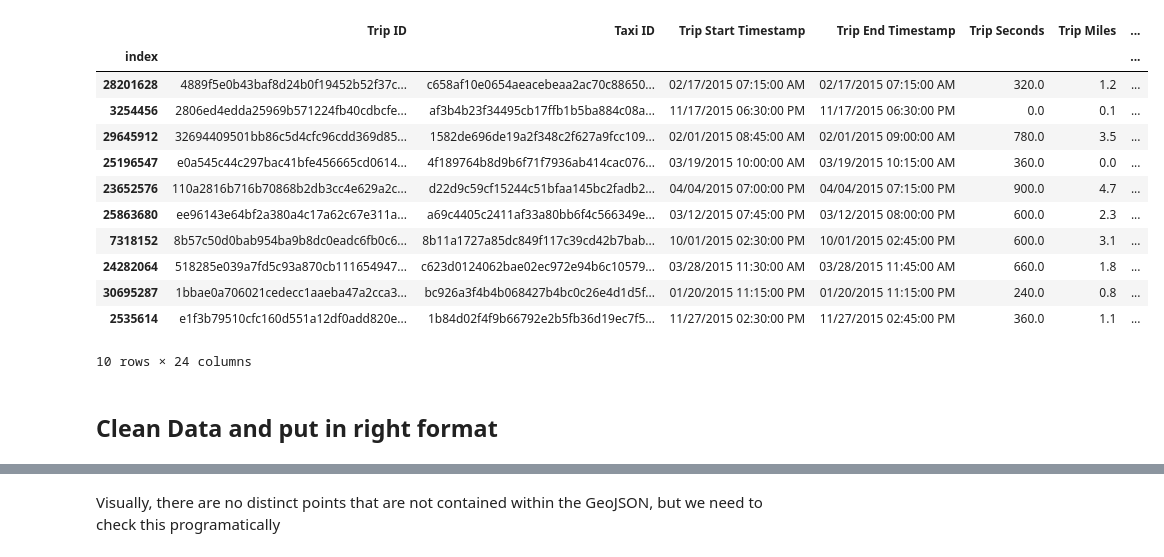
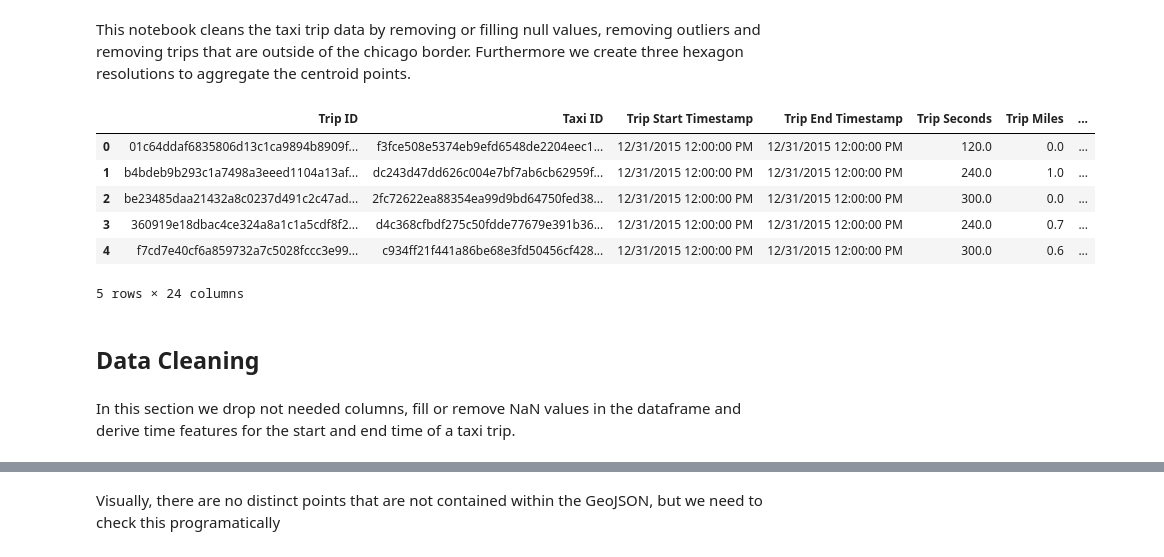
Before and after one commit to Jerematix/aaa, a Jupyter notebook: notebooks/1_data_prep/01_rides_cleaning.ipynb, the cells around one changed output, grey strips where cells are left out. Saved outputs shown, nothing was run; the diff lists cells and outputs as text; code cells hidden in the pictures.

```diff
--- a/notebooks/1_data_prep/01_rides_cleaning.ipynb
+++ b/notebooks/1_data_prep/01_rides_cleaning.ipynb
@@ -19,4 +5,6 @@ import geopandas as gpd
 import seaborn as sns
 import folium
 from shapely.geometry import Point
+# %% [markdown]
+This notebook cleans the taxi trip data by removing or filling null values, removing outliers and removing trips that are outside of the chicago border. Furthermore we create three hexagon resolutions to aggregate the centroid points.
 # %%
@@ -23,22 +12,18 @@ from shapely.geometry import Point
 df = pd.read_parquet(f'../../data/rides/{filename}.parquet')
 # %%
-df.head(10)
+df.head(5)
 # %% [output]
 |  | Trip ID | Taxi ID | Trip Start Timestamp | Trip End Timestamp | Trip Seconds | Trip Miles | ... |
-| index |  |  |  |  |  |  | ... |
-| 28201628 | 4889f5e0b43baf8d24b0f19452b52f37c... | c658af10e0654aeacebeaa2ac70c88650... | 02/17/2015 07:15:00 AM | 02/17/2015 07:15:00 AM | 320.0 | 1.2 | ... |
-| 3254456 | 2806ed4edda25969b571224fb40cdbcfe... | af3b4b23f34495cb17ffb1b5ba884c08a... | 11/17/2015 06:30:00 PM | 11/17/2015 06:30:00 PM | 0.0 | 0.1 | ... |
-| 29645912 | 32694409501bb86c5d4cfc96cdd369d85... | 1582de696de19a2f348c2f627a9fcc109... | 02/01/2015 08:45:00 AM | 02/01/2015 09:00:00 AM | 780.0 | 3.5 | ... |
-| 25196547 | e0a545c44c297bac41bfe456665cd0614... | 4f189764b8d9b6f71f7936ab414cac076... | 03/19/2015 10:00:00 AM | 03/19/2015 10:15:00 AM | 360.0 | 0.0 | ... |
-| 23652576 | 110a2816b716b70868b2db3cc4e629a2c... | d22d9c59cf15244c51bfaa145bc2fadb2... | 04/04/2015 07:00:00 PM | 04/04/2015 07:15:00 PM | 900.0 | 4.7 | ... |
-| 25863680 | ee96143e64bf2a380a4c17a62c67e311a... | a69c4405c2411af33a80bb6f4c566349e... | 03/12/2015 07:45:00 PM | 03/12/2015 08:00:00 PM | 600.0 | 2.3 | ... |
-| 7318152 | 8b57c50d0bab954ba9b8dc0eadc6fb0c6... | 8b11a1727a85dc849f117c39cd42b7bab... | 10/01/2015 02:30:00 PM | 10/01/2015 02:45:00 PM | 600.0 | 3.1 | ... |
-| 24282064 | 518285e039a7fd5c93a870cb111654947... | c623d0124062bae02ec972e94b6c10579... | 03/28/2015 11:30:00 AM | 03/28/2015 11:45:00 AM | 660.0 | 1.8 | ... |
-| 30695287 | 1bbae0a706021cedecc1aaeba47a2cca3... | bc926a3f4b4b068427b4bc0c26e4d1d5f... | 01/20/2015 11:15:00 PM | 01/20/2015 11:15:00 PM | 240.0 | 0.8 | ... |
-| 2535614 | e1f3b79510cfc160d551a12df0add820e... | 1b84d02f4f9b66792e2b5fb36d19ec7f5... | 11/27/2015 02:30:00 PM | 11/27/2015 02:45:00 PM | 360.0 | 1.1 | ... |
+| 0 | 01c64ddaf6835806d13c1ca9894b8909f... | f3fce508e5374eb9efd6548de2204eec1... | 12/31/2015 12:00:00 PM | 12/31/2015 12:00:00 PM | 120.0 | 0.0 | ... |
+| 1 | b4bdeb9b293c1a7498a3eeed1104a13af... | dc243d47dd626c004e7bf7ab6cb62959f... | 12/31/2015 12:00:00 PM | 12/31/2015 12:00:00 PM | 240.0 | 1.0 | ... |
+| 2 | be23485daa21432a8c0237d491c2c47ad... | 2fc72622ea88354ea99d9bd64750fed38... | 12/31/2015 12:00:00 PM | 12/31/2015 12:00:00 PM | 300.0 | 0.0 | ... |
+| 3 | 360919e18dbac4ce324a8a1c1a5cdf8f2... | d4c368cfbdf275c50fdde77679e391b36... | 12/31/2015 12:00:00 PM | 12/31/2015 12:00:00 PM | 240.0 | 0.7 | ... |
+| 4 | f7cd7e40cf6a859732a7c5028fccc3e99... | c934ff21f441a86be68e3fd50456cf428... | 12/31/2015 12:00:00 PM | 12/31/2015 12:00:00 PM | 300.0 | 0.6 | ... |
-10 rows × 24 columns
+5 rows × 24 columns
-# %% [markdown]
-## Clean Data and put in right format
+# %% [markdown]
+## Data Cleaning
+# %% [markdown]
+In this section we drop not needed columns, fill or remove NaN values in the dataframe and derive time features for the start and end time of a taxi trip.
 # %%
 df.info()
 # %% [output]
```
Also changed, not shown: parts of 47 cells of this notebook.
